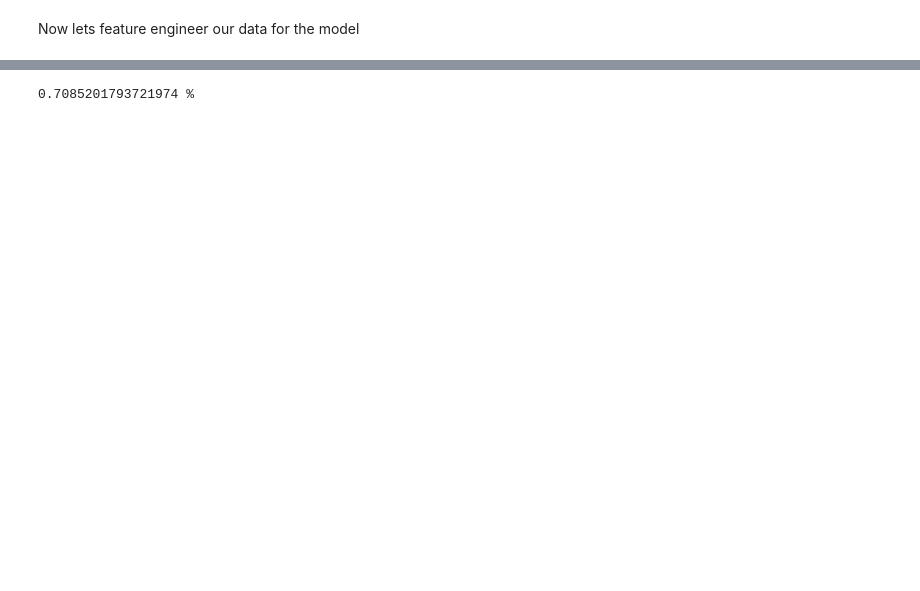
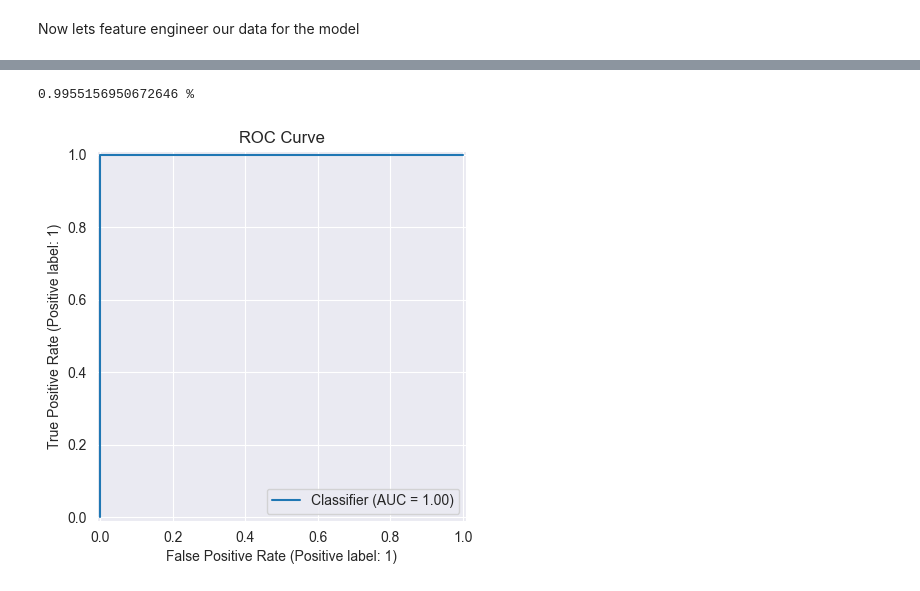
Before and after one commit to dzejkob-ba/Titanic-survivor-prediction, a Jupyter notebook: notebook.ipynb, the cells around one changed output, grey strips where cells are left out. Saved outputs shown, nothing was run; the diff lists cells and outputs as text; code cells hidden in the pictures; blank space fills up the shorter version.

```diff
--- a/notebook.ipynb
+++ b/notebook.ipynb
@@ -109,14 +134,15 @@ train_eng = train.copy()
 train_eng["Title"] = train_eng["Name"].str.extract(r",\s*([^\.]+)\.")
 # Count the titles and show them
 train_eng["Title"].value_counts()
-train_eng.drop(['PassengerId', 'Survived',], axis=1, inplace=True)
+train_eng.drop(['PassengerId'], axis=1, inplace=True)
 # Separete the rere ones into their own category
 threshold = 39
 
 value_counts = train_eng['Title'].value_counts()
 rare_categories = value_counts[value_counts > threshold].index
 
-train_eng['titles_grouped'] = train_eng['Title'].where(train_eng['Title'].isin(rare_categories), other='Rare')
+train_eng['titles_grouped'] = (train_eng['Title']
+                               .where(train_eng['Title'].isin(rare_categories), other='Rare'))
 train.head()
 # We can assume that the captian will always go down with ship for fun >:)
 train_eng.loc[train_eng["Title"] == "Capt", "Survived"] = 0
@@ -127,3 +153,11 @@ train_eng.drop(['Name' ], axis=1, inplace=True)
 train_eng['Sex'] = train_eng['Sex'].map({'male': 0, 'female': 1})
 # Drop all tickets
 train_eng.drop(['Ticket'], axis=1, inplace=True)
+
+train_eng['cabin_type'] = train_eng["Cabin"].str.extract(r"(.)")
+
+train_eng.drop(['Cabin'], axis=1, inplace=True)
+
+train_eng['cabin_type'].value_counts()
+
+#train_eng['cabin_type'].value_counts()
@@ -130,13 +176,16 @@ train_eng.drop(['Ticket'], axis=1, inplace=True)
 # %%
 # Make dummies for categorical data (One-hot encoding)
 train_eng = train_eng.drop('Embarked', axis=1).join(
-    pd.get_dummies(train_eng['Embarked'], prefix='Embarked', dtype=float)
+    pd.get_dummies
+    (train_eng['Embarked'], prefix='Embarked', dtype=float)
 )
-train_eng = train_eng.drop('Cabin', axis=1).join(
-    pd.get_dummies(train_eng['Cabin'], prefix='Cabin', dtype=float)
+train_eng = train_eng.drop('cabin_type', axis=1).join(
+    pd.get_dummies
+    (train_eng['cabin_type'], prefix='cabin_type', dtype=float)
 )
 train_eng = train_eng.drop('titles_grouped', axis=1).join(
-    pd.get_dummies(train_eng['titles_grouped'], prefix='titles_grouped', dtype=float)
+    pd.get_dummies
+    (train_eng['titles_grouped'], prefix='titles_grouped', dtype=float)
 )
 # Start the model
 y = train.Survived
@@ -153,4 +202,13 @@ print()
 print()
 print(acc, "%")
 # %% [output]
-0.7085201793721974 %
+0.9955156950672646 %
+# %%
+y_scores = model.predict_proba(val_X)[:, 1]
+y_pred = model.predict(val_X)
+
+RocCurveDisplay.from_predictions(val_y, y_scores)
+plt.title("ROC Curve")
+plt.show()
+# %% [output]
+[figure, added]
```
Also changed, not shown: parts of 6 cells of this notebook.
